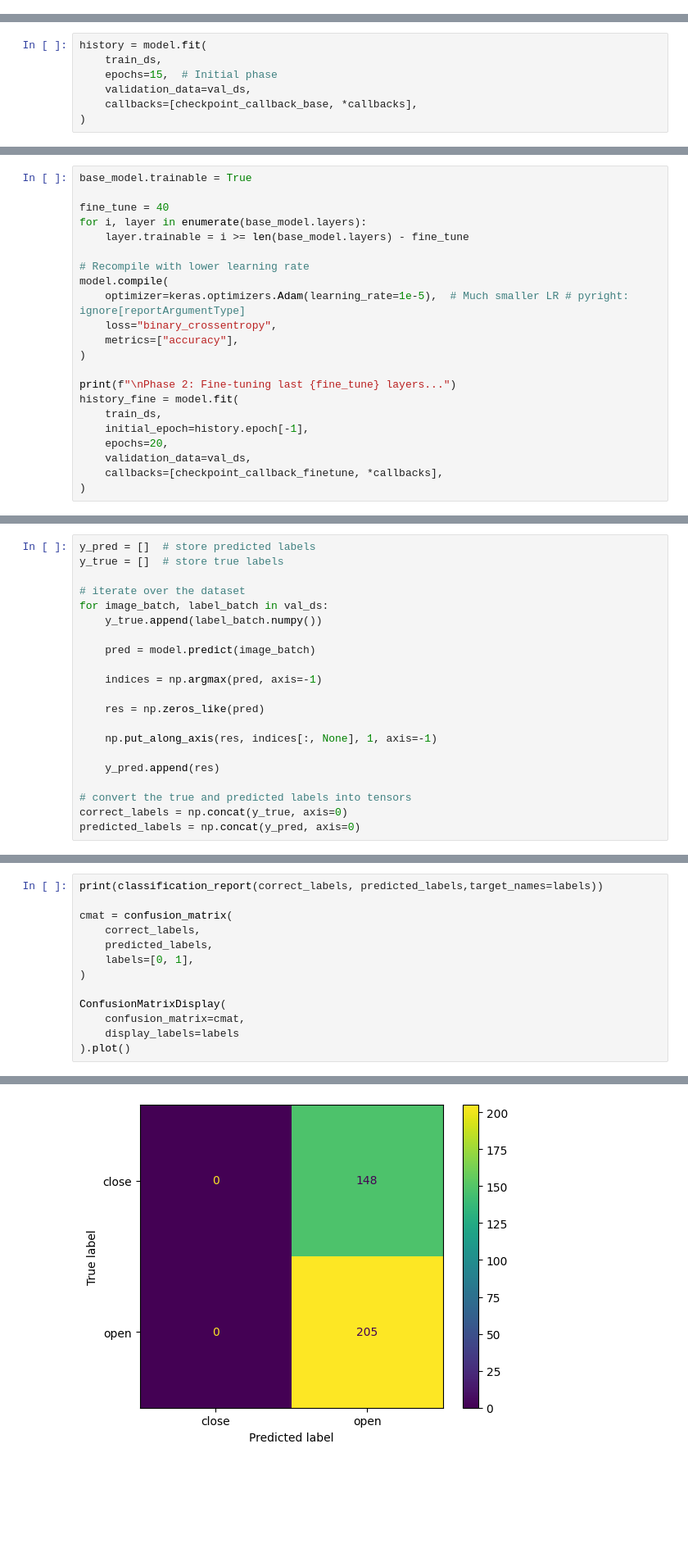
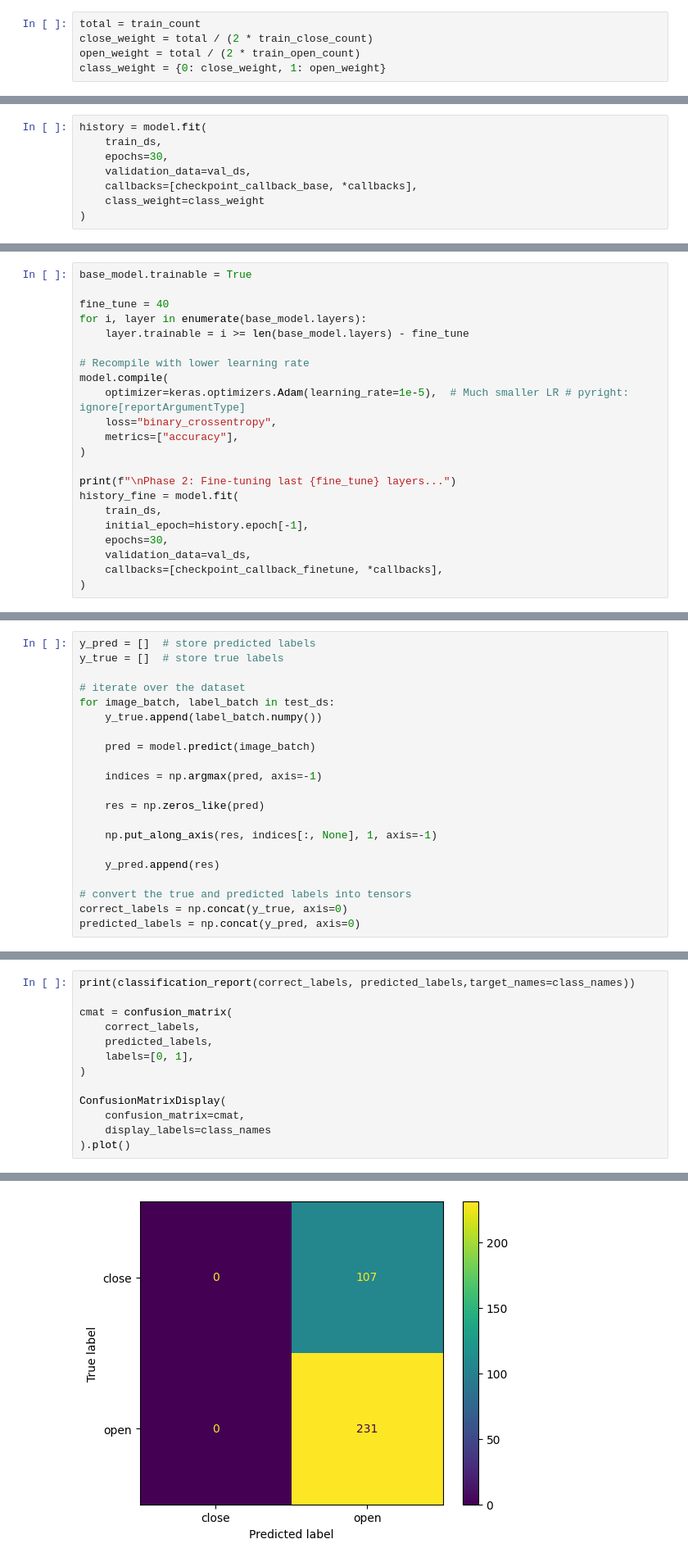
Before and after one commit to maciejewiczow/cat-flap, a Jupyter notebook: train_bin.ipynb, the cells around one changed output, grey strips where cells are left out. Shown at 82% size. Cells and saved outputs as stored; diff of their text form; blank space fills up the shorter version.

```diff
--- a/train_bin.ipynb
+++ b/train_bin.ipynb
@@ -121,0 +180,5 @@ callbacks = [early_stop, reduce_lr]
+# %%
+total = train_count
+close_weight = total / (2 * train_close_count)
+open_weight = total / (2 * train_open_count)
+class_weight = {0: close_weight, 1: open_weight}
@@ -139,7 +208,8 @@ model.compile(
 # %%
 history = model.fit(
     train_ds,
-    epochs=15,  # Initial phase
+    epochs=30,
     validation_data=val_ds,
     callbacks=[checkpoint_callback_base, *callbacks],
+    class_weight=class_weight
 )
@@ -187,7 +239,7 @@ print(f"\nPhase 2: Fine-tuning last {fine_tune} layers...")
 history_fine = model.fit(
     train_ds,
     initial_epoch=history.epoch[-1],
-    epochs=20,
+    epochs=30,
     validation_data=val_ds,
     callbacks=[checkpoint_callback_finetune, *callbacks],
 )
@@ -230,7 +275,7 @@ y_pred = []  # store predicted labels
 y_true = []  # store true labels
 
 # iterate over the dataset
-for image_batch, label_batch in val_ds:
+for image_batch, label_batch in test_ds:
     y_true.append(label_batch.numpy())
 
     pred = model.predict(image_batch)
@@ -302,5 +352,5 @@ array([[0.],
 # %%
-print(classification_report(correct_labels, predicted_labels,target_names=labels))
+print(classification_report(correct_labels, predicted_labels,target_names=class_names))
 
 cmat = confusion_matrix(
     correct_labels,
@@ -310,7 +360,7 @@ cmat = confusion_matrix(
 
 ConfusionMatrixDisplay(
     confusion_matrix=cmat,
-    display_labels=labels
+    display_labels=class_names
 ).plot()
 # %% [output]
               precision    recall  f1-score   support
@@ -324,2 +374,2 @@ weighted avg       0.34      0.58      0.43       353
 <sklearn.metrics._plot.confusion_matrix.ConfusionMatrixDisplay at 0x...>
-[figure, old version]
+[figure, new version]
```
Also changed, not shown: parts of 19 cells of this notebook.
